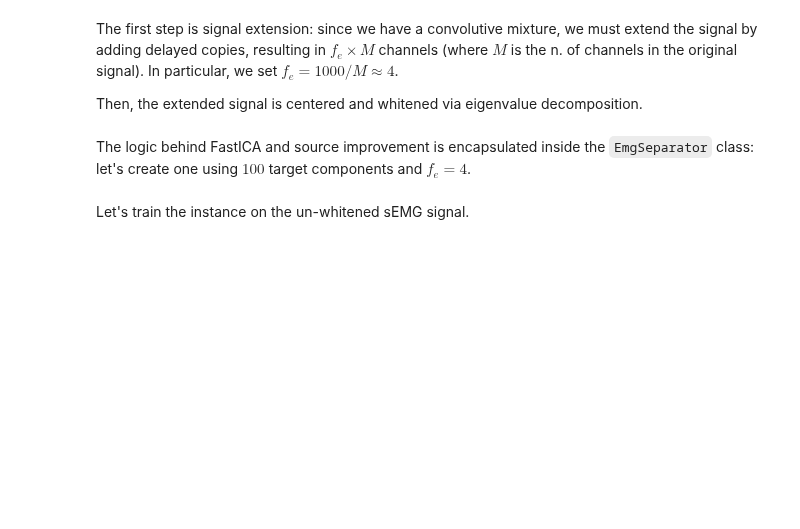
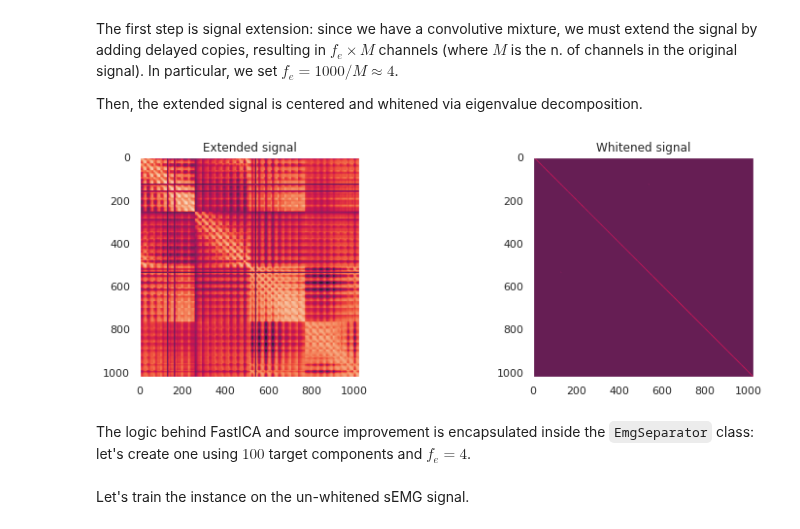
Before and after one commit to nihil21/semg-bss, a Jupyter notebook: Decomposition of sEMG signals.ipynb, the cells around one changed output. Drawn from its saved outputs; the diff is of its cells as text; code cells hidden in the pictures; blank space fills up the shorter version.

```diff
--- a/Decomposition of sEMG signals.ipynb
+++ b/Decomposition of sEMG signals.ipynb
@@ -85,12 +92,19 @@ The first step is signal extension: since we have a convolutive mixture, we must
 Then, the extended signal is centered and whitened via eigenvalue decomposition.
 # %%
 f_e = 4
-emg_ext = semg_bss.preprocessing.extend_signal(emg, f_e)
+emg_ext = semg_bss.preprocessing.extend_signal(emg_train, f_e)
 emg_center = semg_bss.preprocessing.center_signal(emg_ext)
 emg_white, _ = semg_bss.preprocessing.whiten_signal(emg_center)
 
-fig = px.imshow(np.hstack([np.corrcoef(emg_ext), np.corrcoef(emg_white)]))
-fig.show()
+semg_bss.plot_sub(
+    sig_list=[emg_ext, emg_white],
+    plot_fn=semg_bss.plot_correlation,
+    title_list=["Extended signal", "Whitened signal"],
+    n_cols=2,
+    fig_size=(12, 4)
+)
+# %% [output]
+[figure, added]
 # %% [markdown]
 The logic behind FastICA and source improvement is encapsulated inside the `EmgSeparator` class: let's create one using $100$ target components and $f_e=4$.
 # %%
```
Also changed, not shown: parts of 31 cells of this notebook, 8 other files.
